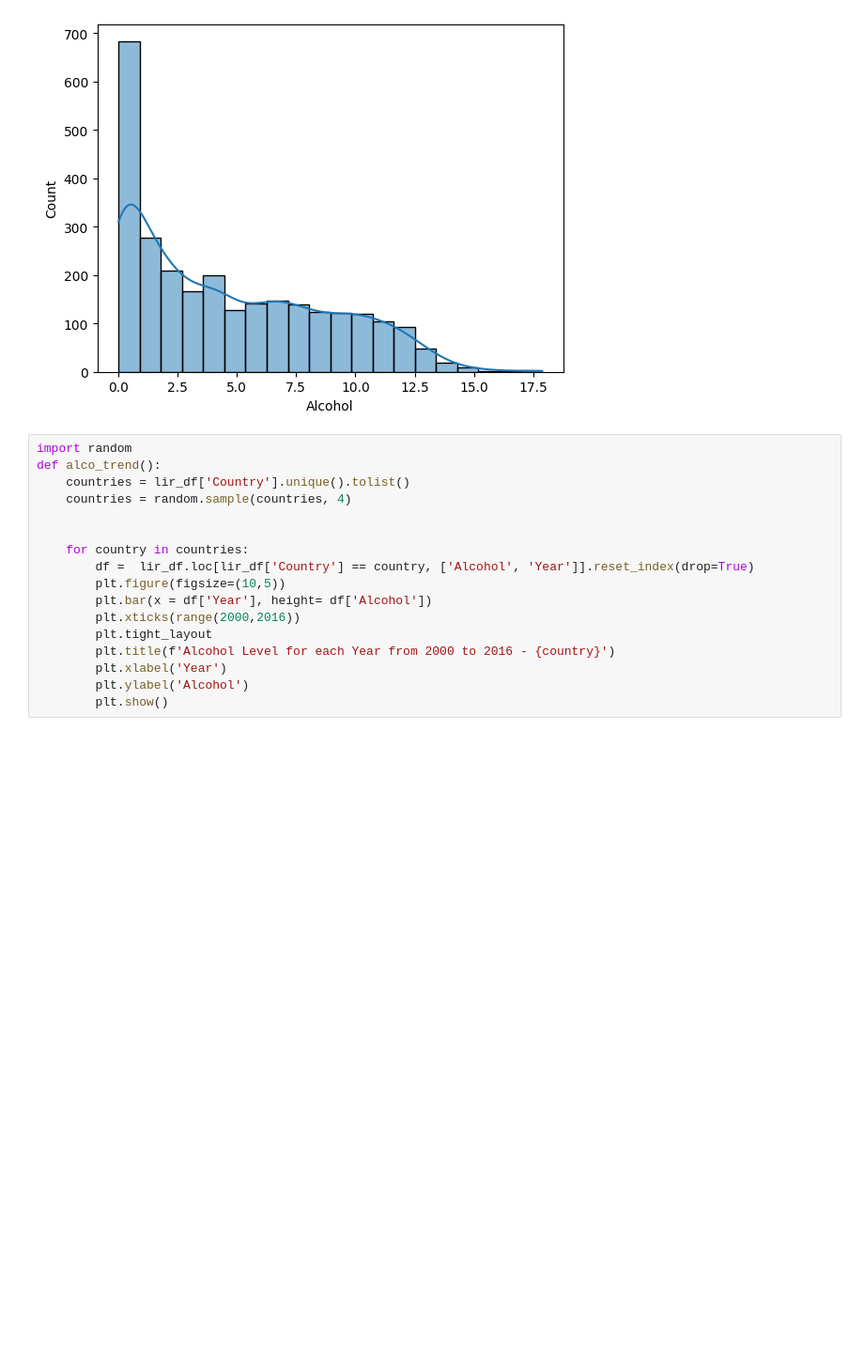
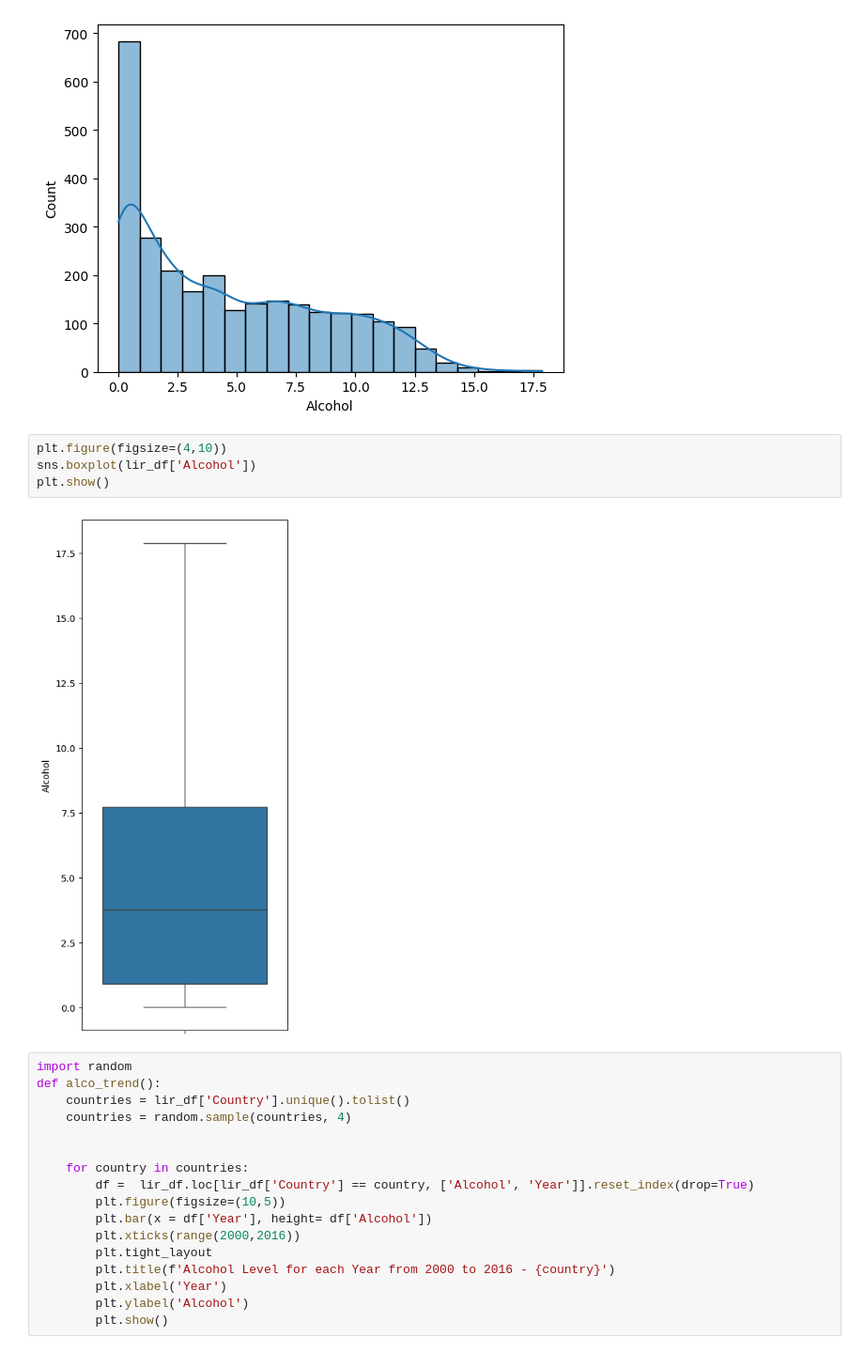
Before and after one commit to paulrichardjacob/Linear_Regression_, a Jupyter notebook: notebooks/1_eds.ipynb, the cells around one changed output. Shown at 94% size. Saved outputs shown, nothing was run; the diff lists cells and outputs as text; blank space fills up the shorter version.

```diff
--- a/notebooks/1_eds.ipynb
+++ b/notebooks/1_eds.ipynb
@@ -606,6 +606,12 @@ plt.show()
 # %% [output]
 0.5872759823338338
 [figure]
+# %%
+plt.figure(figsize=(4,10))
+sns.boxplot(lir_df['Alcohol'])
+plt.show()
+# %% [output]
+[figure, added]
 # %%
 import random
 def alco_trend():
```
Also changed, not shown: parts of 13 cells of this notebook.
